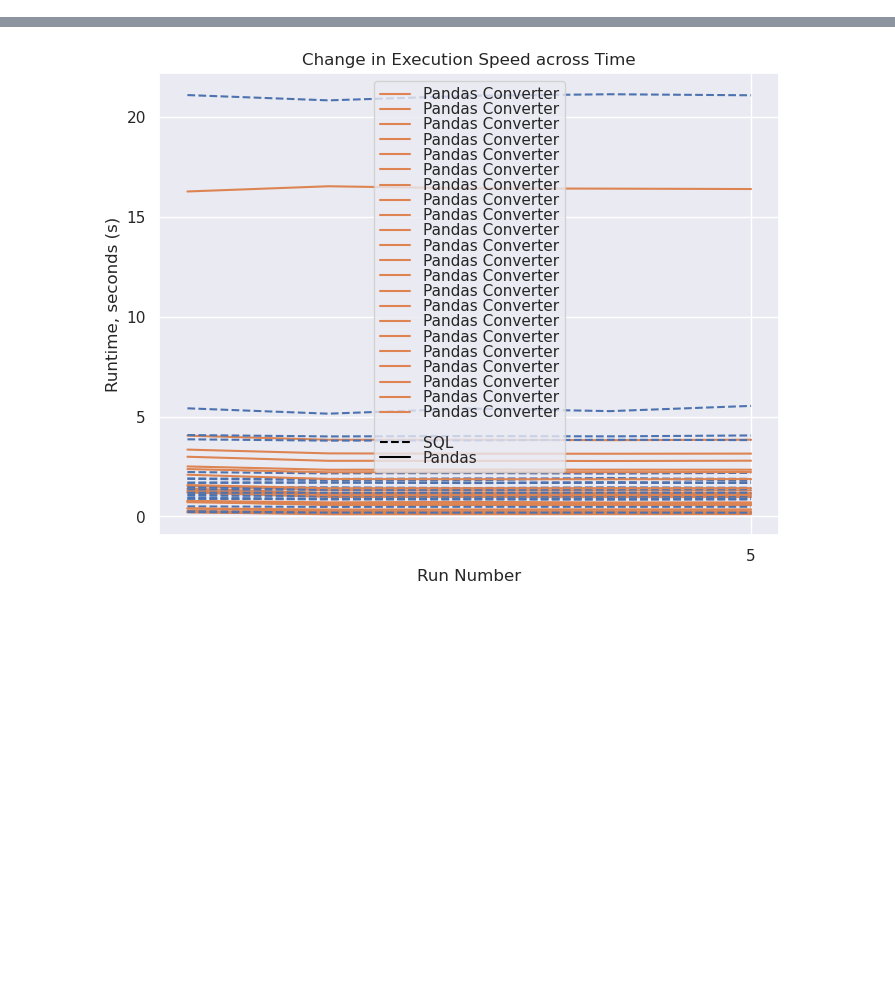
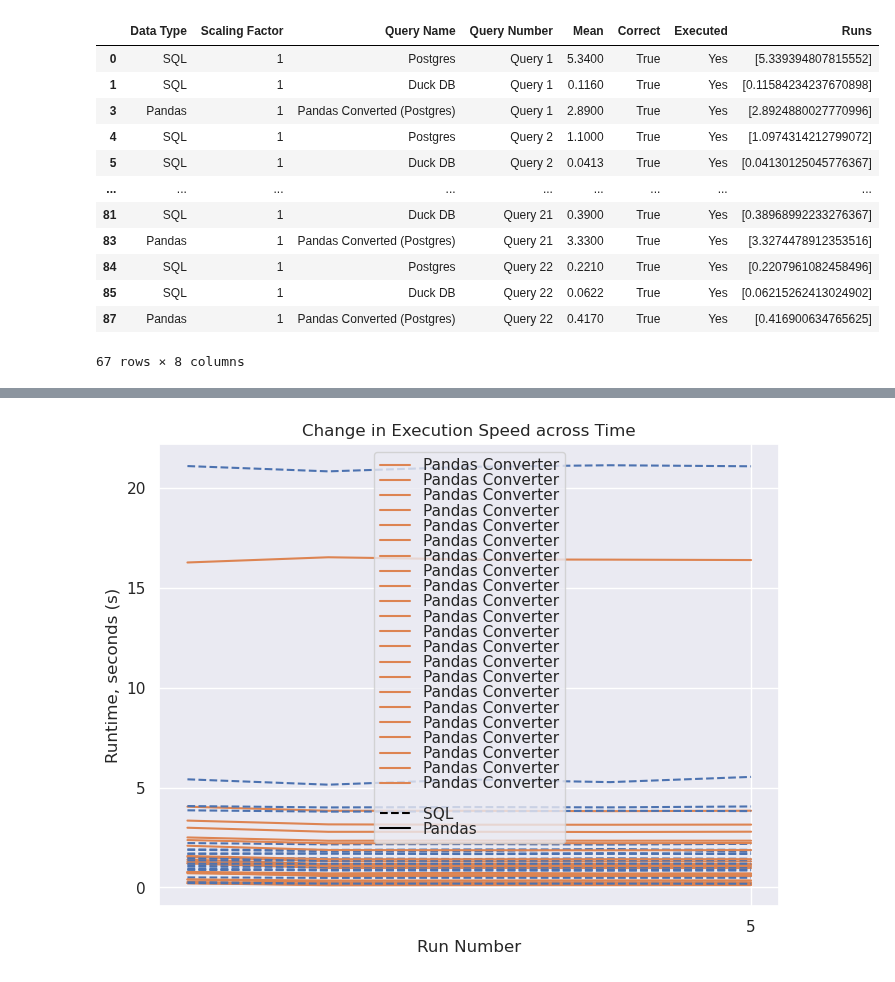
Before and after one commit to groegercesg/QueryBridge, a Jupyter notebook: benchmarking/analysis.ipynb, the cells around one changed output, grey strips where cells are left out. Drawn from its saved outputs; the diff is of its cells as text; code cells hidden in the pictures; blank space fills up the shorter version.

```diff
--- a/benchmarking/analysis.ipynb
+++ b/benchmarking/analysis.ipynb
@@ -22,3 +22,21 @@ results.head()
+# %%
+# Filter for Correct == True and Executed == Yes
+results = results[(results.Correct == True) & (results.Executed == "Yes")]
+results
+# %% [output]
+|  | Data Type | Scaling Factor | Query Name | Query Number | Mean | Correct | Executed | Runs |
+| 0 | SQL | 1 | Postgres | Query 1 | 5.3400 | True | Yes | [5.339394807815552] |
+| 1 | SQL | 1 | Duck DB | Query 1 | 0.1160 | True | Yes | [0.11584234237670898] |
+| 3 | Pandas | 1 | Pandas Converted (Postgres) | Query 1 | 2.8900 | True | Yes | [2.8924880027770996] |
+| 4 | SQL | 1 | Postgres | Query 2 | 1.1000 | True | Yes | [1.0974314212799072] |
+| 5 | SQL | 1 | Duck DB | Query 2 | 0.0413 | True | Yes | [0.04130125045776367] |
+| ... | ... | ... | ... | ... | ... | ... | ... | ... |
+| 81 | SQL | 1 | Duck DB | Query 21 | 0.3900 | True | Yes | [0.38968992233276367] |
+| 83 | Pandas | 1 | Pandas Converted (Postgres) | Query 21 | 3.3300 | True | Yes | [3.3274478912353516] |
+| 84 | SQL | 1 | Postgres | Query 22 | 0.2210 | True | Yes | [0.2207961082458496] |
+| 85 | SQL | 1 | Duck DB | Query 22 | 0.0622 | True | Yes | [0.06215262413024902] |
+| 87 | Pandas | 1 | Pandas Converted (Postgres) | Query 22 | 0.4170 | True | Yes | [0.416900634765625] |
+67 rows × 8 columns
 # %%
 # Sort Query Name column to in-order
 def extract_number(name):
```
Also changed, not shown: parts of 3 cells of this notebook, 9 other files.
